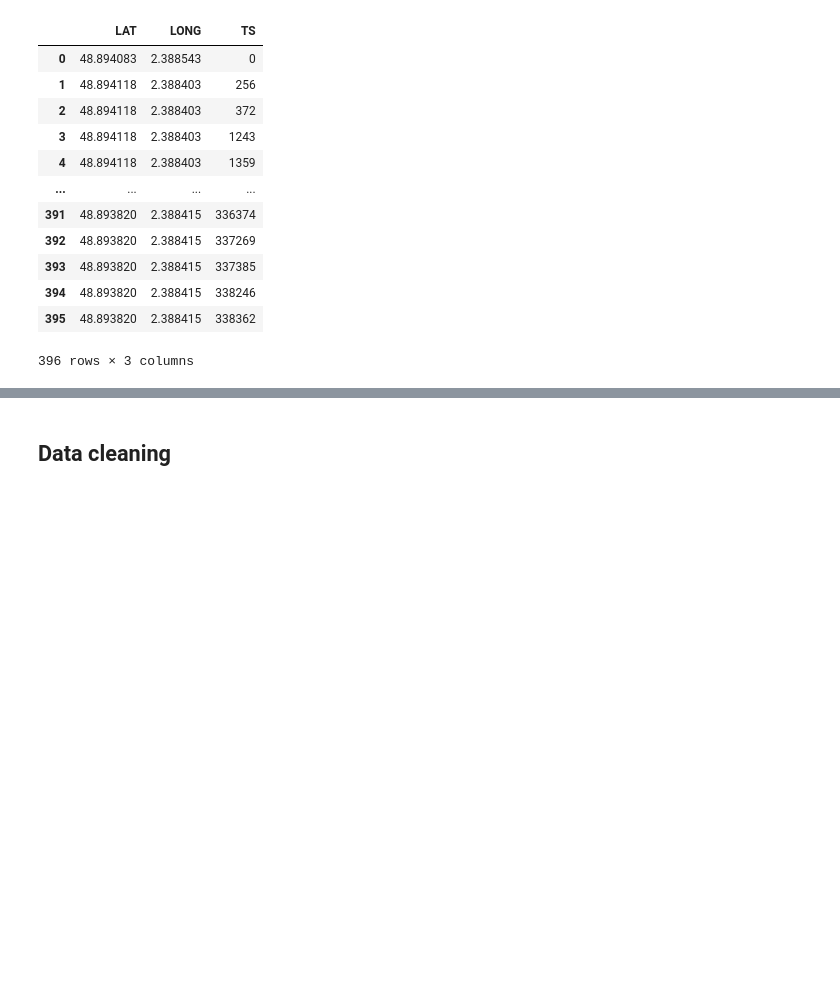
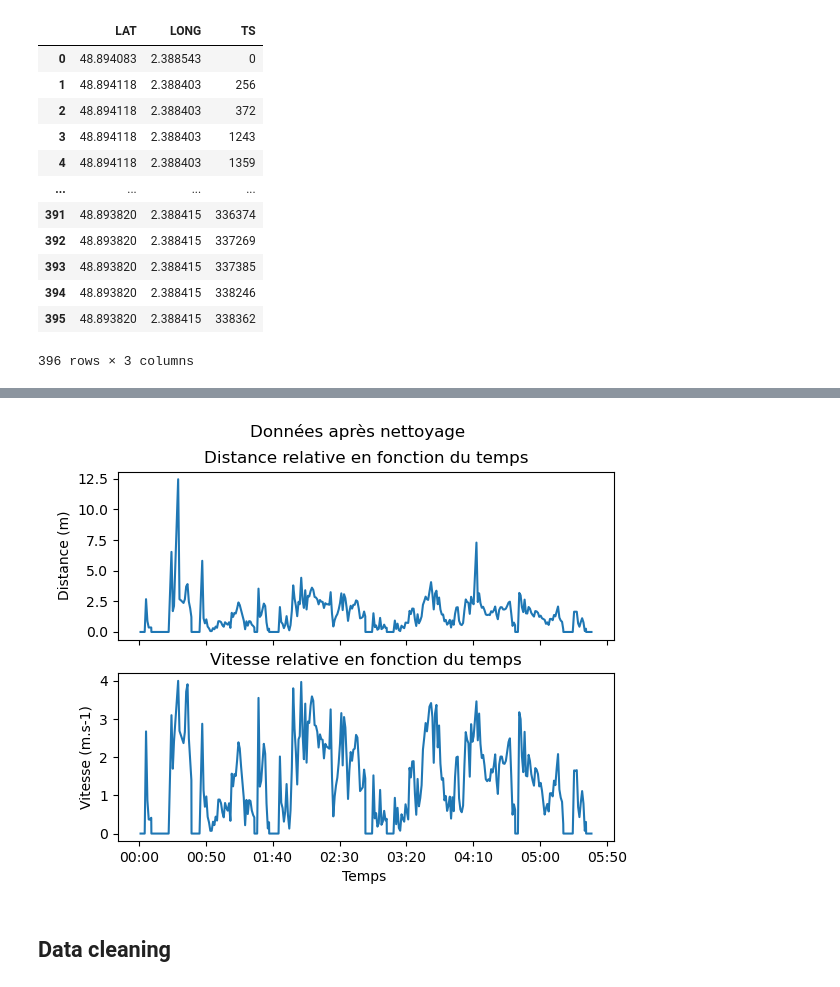
Before and after one commit to severinferard/dora-notebooks, a Jupyter notebook: analysis.ipynb, the cells around one changed output, grey strips where cells are left out. Saved outputs shown, nothing was run; the diff lists cells and outputs as text; code cells hidden in the pictures; blank space fills up the shorter version.

```diff
--- a/analysis.ipynb
+++ b/analysis.ipynb
@@ -146,0 +168,91 @@ ax[0].xaxis.set_major_formatter(TIME_FORMATTER)
+# %%
+SPEED_THRESHOLD = 4 # m/s
+
+print(f"Nombre de points avant nettoyage\t {sdf.shape[0]}")
+
+# vectorized haversine function
+def haversine_np(lon1, lat1, lon2, lat2):
+    """
+    Calculate the great circle distance between two points
+    on the earth (specified in decimal degrees)
+
+    All args must be of equal length.
+
+    """
+    lon1, lat1, lon2, lat2 = map(np.radians, [lon1, lat1, lon2, lat2])
+
+    dlon = lon2 - lon1
+    dlat = lat2 - lat1
+
+    a = np.sin(dlat/2.0)**2 + np.cos(lat1) * np.cos(lat2) * np.sin(dlon/2.0)**2
+
+    c = 2 * np.arcsin(np.sqrt(a))
+    km = 6367 * c
+    return km
+
+def first_stable_point(x, y, ts):
+    distances = dist(x[1:], y[1:],x.shift(), y.shift())
+    dts = (ts[1:] - ts.shift()) / 1000
+    speeds = distances / dts
+    ret = np.argmax(speeds < 6)
+    return ret
+
+def invalid_points(x, y, ts):
+    i = 0
+    j = i + 1
+
+    ret = []
+    while j < len(x):
+        distance = dist(x[i], y[i], x[j], y[j])
+        dt = (ts[j] - ts[i]) / 1000
+        speed = distance / dt
+        if speed > SPEED_THRESHOLD:
+            ret.append(j)
+            j += 1
+        else:
+            j += 1
+            i = j - 1
+    return ret
+
+first_stable_point_index = first_stable_point(sdf['X'], sdf['Y'], sdf['TS'])
+print("Premier point stable: \t ", first_stable_point_index)
+
+if first_stable_point_index > 1:
+        sdf.drop(range(0, first_stable_point_index), inplace=True)
+        sdf.reset_index(inplace=True, drop=True)
+
+to_del = invalid_points(sdf['X'], sdf['Y'], sdf['TS'])
+
+print("Points erronés: \t", to_del)
+sdf.drop(to_del, inplace=True)
+sdf.reset_index(inplace=True, drop=True)
+
+
+# Calcule la distances entre chaque points consecutifs (m).
+# On calculera la distance da partir des coordonnées geographiques et cartesiennes
+# afin de verifier le biais introduit par la projection equirectangulaire
+sdf['haversine_dist'] = haversine_np(sdf.LONG.shift(), sdf.LAT.shift(),
+                 sdf.loc[1:, 'LONG'], sdf.loc[1:, 'LAT']) * 1000
+
+sdf['dist'] = dist(sdf.loc[1:, 'X'], sdf.loc[1:, 'Y'], sdf["X"].shift(), sdf["Y"].shift())
+
+# Calcule le temps écoulé entre chaques point consecutifs en secondes (s)
+sdf['dt'] = (sdf.loc[1:, 'TS'] - sdf.TS.shift()) / 1000
+
+# Calcule la vitesse entre chaques point consecutifs en metres par secondes (m.s-1)
+sdf['speed'] = sdf['dist'] / sdf['dt']
+
+
+# Draw the plots
+fig, ax = plt.subplots(2, 1, sharex=True)
+fig.suptitle("Données après nettoyage")
+ax[0].set_title("Distance relative en fonction du temps")
+ax[0].plot(sdf['TS'], sdf['dist'])
+ax[0].set_ylabel("Distance (m)")
+ax[1].plot(sdf['TS'], sdf['speed'])
+ax[1].set_ylabel("Vitesse (m.s-1)")
+ax[1].set_xlabel("Temps ")
+ax[1].set_title("Vitesse relative en fonction du temps")
+ax[0].xaxis.set_major_formatter(TIME_FORMATTER)
+plt.show()
+# %% [output]
@@ -147,2 +262,3 @@ ax[0].xaxis.set_major_formatter(TIME_FORMATTER)
+[figure, added]
 # %% [markdown]
 ## Data cleaning
```
Also changed, not shown: parts of 27 cells of this notebook.
